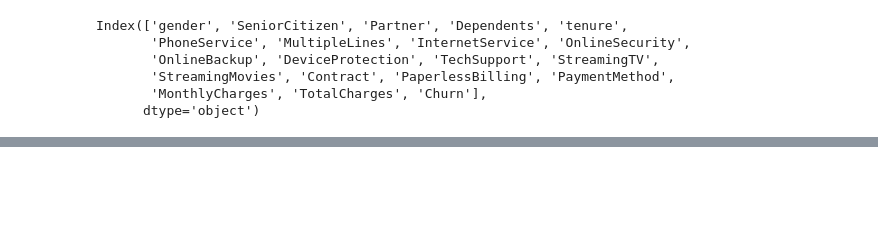
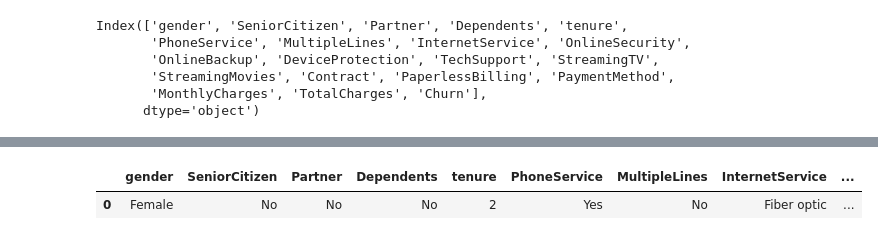
Before and after one commit to tahaftm/Telco-Customer-Churn, a Jupyter notebook: notebook/EDA.ipynb, the cells around one changed output, grey strips where cells are left out. Saved outputs shown, nothing was run; the diff lists cells and outputs as text; code cells hidden in the pictures; blank space fills up the shorter version.

Commit message:
Senior Citizen

```diff
--- a/notebook/EDA.ipynb
+++ b/notebook/EDA.ipynb
@@ -131,6 +131,9 @@ df.Churn = df.Churn.map({"No":0, "Yes":1})
 df.Churn.unique()
 # %% [output]
 array([0, 1])
+# %%
+df.SeniorCitizen = df.SeniorCitizen.map({0:"No",
+                                         1:"Yes"})
 # %%
 df.to_csv("data\\CustomerChurnCleaned.csv",index = False,header=True)
 # %%
@@ -217,3 +232,6 @@ Index(['gender', 'SeniorCitizen', 'Partner', 'Dependents', 'tenure',
        'StreamingMovies', 'Contract', 'PaperlessBilling', 'PaymentMethod',
        'MonthlyCharges', 'TotalCharges', 'Churn'],
       dtype='object')
+# %%
+values = ['Female','No','No','No',2,'Yes','No','Fiber optic','No','No','No','No','No','No','Month-to-month','Yes','Electronic check',70.7,151.65]
+column_ = list(df.columns)[:-1]
@@ -219,0 +260,3 @@ Index(['gender', 'SeniorCitizen', 'Partner', 'Dependents', 'tenure',
+# %%
+import pandas as pd
+data_dict =dict(zip(column_, values))
@@ -219,0 +285,6 @@ Index(['gender', 'SeniorCitizen', 'Partner', 'Dependents', 'tenure',
+# %%
+data_df = pd.DataFrame([data_dict])
+data_df
+# %% [output]
+|  | gender | SeniorCitizen | Partner | Dependents | tenure | PhoneService | MultipleLines | InternetService | ... |
+| 0 | Female | No | No | No | 2 | Yes | No | Fiber optic | ... |
```
Also changed, not shown: parts of 12 cells of this notebook, 1 other file.
